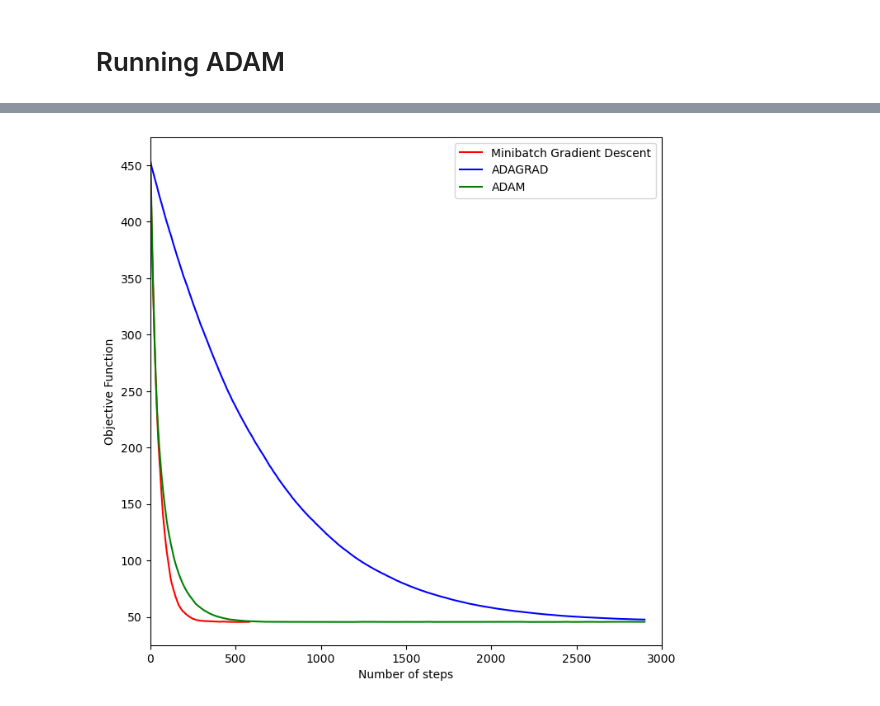
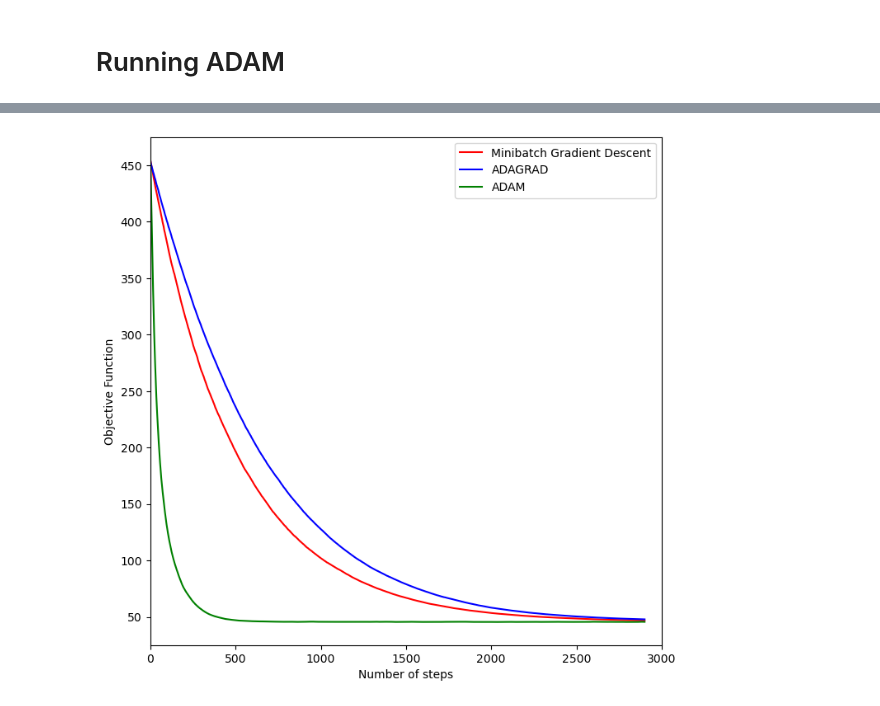
Before and after one commit to FilippoBolis/OptimizationProject_2025, a Jupyter notebook: GradientDescent.ipynb, the cells around one changed output, grey strips where cells are left out. Drawn from its saved outputs; the diff is of its cells as text; code cells hidden in the pictures.

```diff
--- a/GradientDescent.ipynb
+++ b/GradientDescent.ipynb
@@ -483,7 +485,10 @@ def objective_function(A, x, b):
 
 
 def stochastic_gradient(A, x, b, batch_size=1):
-    # if batch_size is different than 1 then we are using a minibatch gradient
+    """
+    Compute the gradient based on the objective function, using a certain number of rows, defined by batch_size;
+    if batch_size is greater than 1 then we are using minibatch gradient.
+    """
     dataset_size = len(b)
     indices = np.random.choice(dataset_size, batch_size, replace=False)
     # we pick a batch_size number of indices (rows) to compute the gradient on a smaller part of the dataset
@@ -554,7 +559,7 @@ def stochastic_gradient_descent(data_A, x_zero, targets_b, batch_size, epochs, l
       print("SGD({bi:d}/{ti:d}): objective = {l:f}, total number of iterations = {ii:d}".format(
                   bi=epoch + 1, ti=epochs, l=objective, ii=total_iterations))
 
-      # Controlla convergenza
+      # Check convergence
       if epoch >= 3:
         recent_changes = [abs(objectives[-i] - objectives[-i-1]) for i in range(1, 4)]
         if all(change < tol for change in recent_changes):
@@ -673,16 +678,18 @@ We have already computed mu before, so we can start using the SGD function with
 # %%
 mu = calculate_mu(A)
+L= calculate_L(A)
 print(mu)
-gamma0 = 2 / mu
-print(gamma)
-batch_size = 32
+gamma0mu = 2 / mu
+print(gamma0mu)
+batch_size = 1
+gamma0 = 1/L
 
 # Initialization
 x_initial = np.zeros(A.shape[1])
 
 # Start SGD.
 
-sgd_objectives_dec_gamma_mu, sgd_xs_dec_gamma_mu = stochastic_gradient_descent(
-    A, x_initial, b, batch_size, epochs, gamma0, decreasing_learning_rate=True)
+sgd_objectives_dec_gamma_L, sgd_xs_dec_gamma_L = stochastic_gradient_descent(
+    A, x_initial, b, batch_size, epochs, gamma0, decreasing_learning_rate=False)
 # %% [output]
 829.5356560124593
@@ -853,0 +886,5 @@ ADAM(100/100): objective = 45.649092, total number of iterations = 2900
+# %%
+batch_size=32
+epochs=100
+sgd_objectives_dec_gamma_L, sgd_xs_dec_gamma_L = stochastic_gradient_descent(
+    A, x_initial, b, batch_size, epochs, gamma0, decreasing_learning_rate=False)
@@ -854,13 +909,13 @@ ADAM(100/100): objective = 45.649092, total number of iterations = 2900
 # %%
 plt.figure(figsize=(8, 8))
 plt.xlabel('Number of steps')
 plt.ylabel('Objective Function')
 
-plt.plot(range(len(sgd_objectives)), sgd_objectives,'red', label='Minibatch Gradient Descent')
+plt.plot(range(len(sgd_objectives_dec_gamma_L)), sgd_objectives_dec_gamma_L,'red', label='Minibatch Gradient Descent')
 plt.plot(range(len(ADAGRAD_objective)), ADAGRAD_objective,'blue', label='ADAGRAD')
 plt.plot(range(len(ADAM_objective)), ADAM_objective,'green', label='ADAM')
 plt.xlim(0,3000)
 plt.legend(loc='upper right')
 plt.show()
 # %% [output]
-[figure, old version]
+[figure, new version]
```
Also changed, not shown: parts of 21 cells of this notebook.
